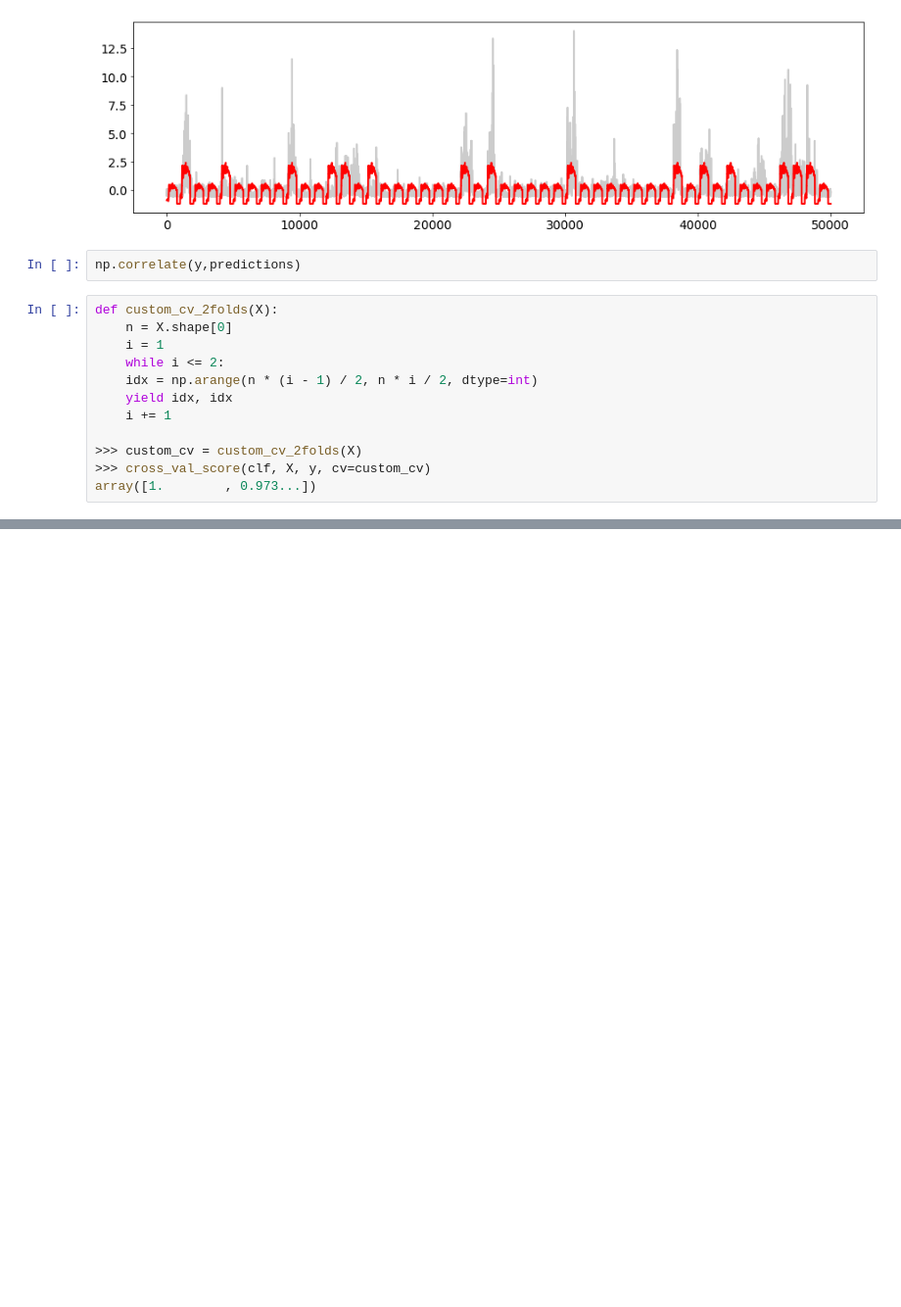
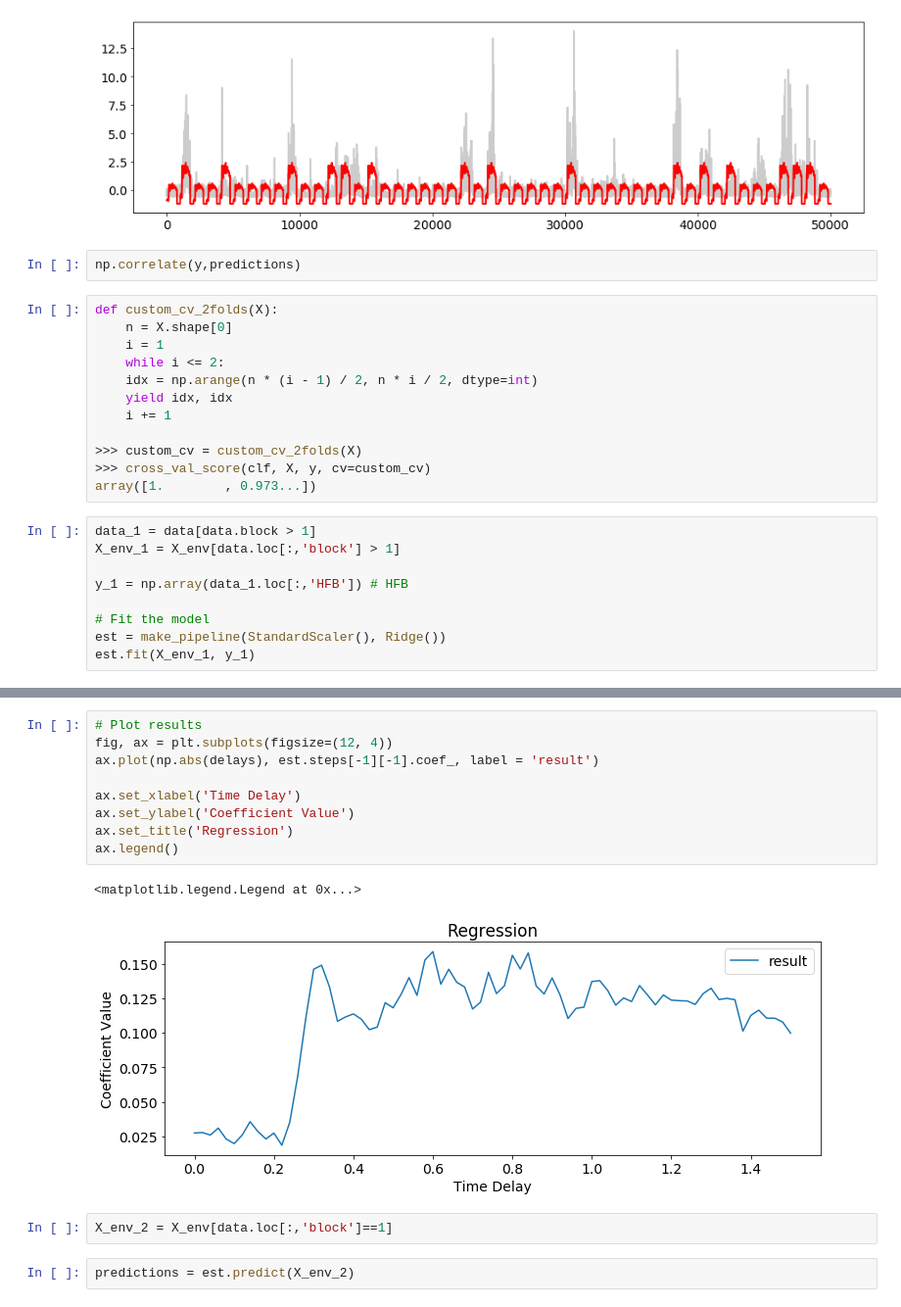
Before and after one commit to pinheirochagas/lbcn_encoding_decoding, a Jupyter notebook: notebooks/encoding_model_pipeline.ipynb, the cells around one changed output, grey strips where cells are left out. Shown at 98% size. Drawn from its saved outputs; the diff is of its cells as text; blank space fills up the shorter version.

```diff
--- a/notebooks/encoding_model_pipeline.ipynb
+++ b/notebooks/encoding_model_pipeline.ipynb
@@ -345,3 +345,12 @@ def custom_cv_2folds(X):
 >>> custom_cv = custom_cv_2folds(X)
 >>> cross_val_score(clf, X, y, cv=custom_cv)
 array([1.        , 0.973...])
+# %%
+data_1 = data[data.block > 1]
+X_env_1 = X_env[data.loc[:,'block'] > 1]
+
+y_1 = np.array(data_1.loc[:,'HFB']) # HFB
+
+# Fit the model
+est = make_pipeline(StandardScaler(), Ridge())
+est.fit(X_env_1, y_1)
@@ -347,0 +366,16 @@ array([1.        , 0.973...])
+# %%
+# Plot results
+fig, ax = plt.subplots(figsize=(12, 4))
+ax.plot(np.abs(delays), est.steps[-1][-1].coef_, label = 'result')
+
+ax.set_xlabel('Time Delay')
+ax.set_ylabel('Coefficient Value')
+ax.set_title('Regression')
+ax.legend()
+# %% [output]
+<matplotlib.legend.Legend at 0x...>
+[figure, added]
+# %%
+X_env_2 = X_env[data.loc[:,'block']==1]
+# %%
+predictions = est.predict(X_env_2)
```
Also changed, not shown: parts of 7 cells of this notebook.
